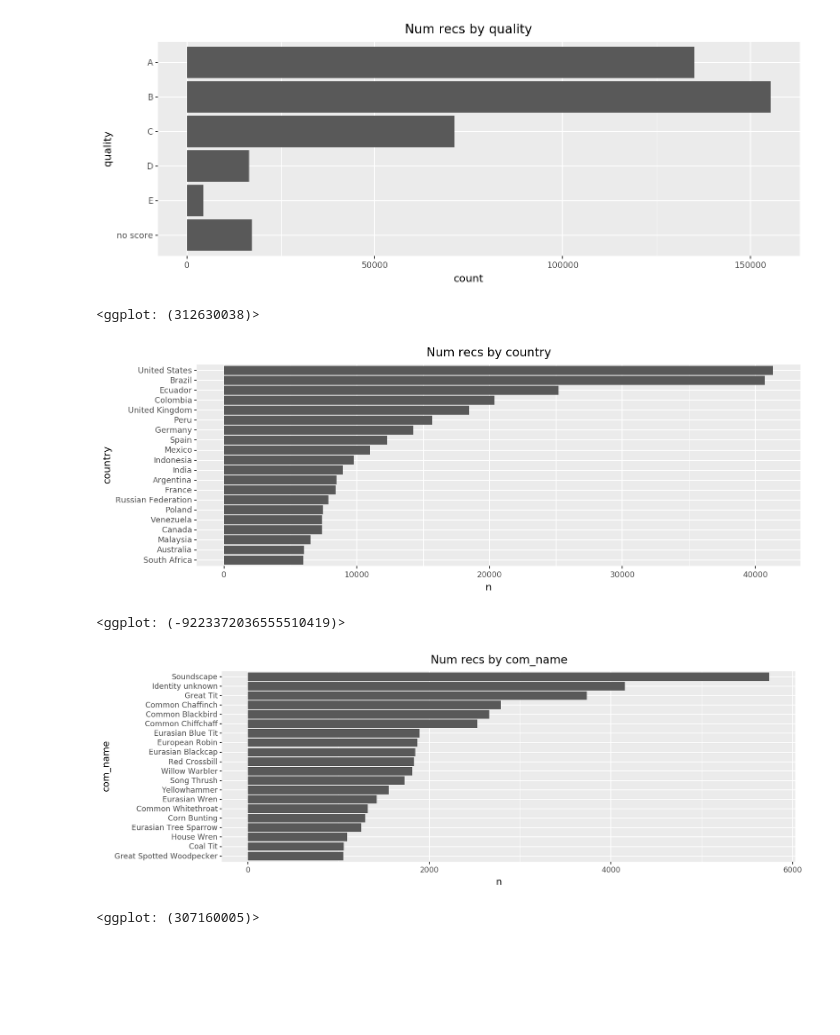
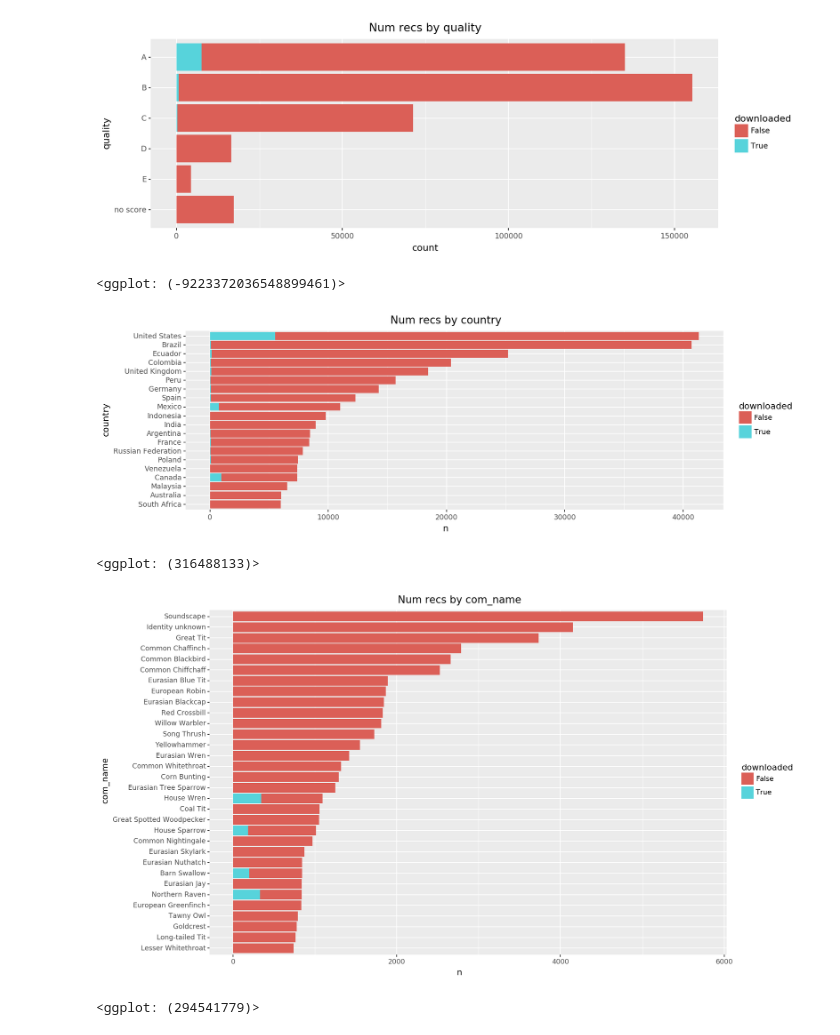
Before and after one commit to jdanbrown/birdgram, a Jupyter notebook: features/notebooks/20180530_dataset_xc.ipynb, the cells around one changed output. Cells and saved outputs as stored; diff of their text form; code cells hidden in the pictures; blank space fills up the shorter version.

```diff
--- a/features/notebooks/20180530_dataset_xc.ipynb
+++ b/features/notebooks/20180530_dataset_xc.ipynb
@@ -28,42 +48,44 @@ bin_f = lambda x: (x // bin_size) * bin_size
 # %%
 (xc.metadata
     .pipe(df_reverse_cat, 'quality')
-    .pipe(ggplot, aes(x='quality'))
+    .pipe(ggplot, aes(x='quality', fill='downloaded'))
     + geom_bar()
     + coord_flip()
     + ggtitle('Num recs by quality')
 )
 # %% [output]
-[figure, old version]
+[figure, new version]
-<ggplot: (312630038)>
+<ggplot: (-9223372036548899461)>
 # %%
 (xc.metadata
-    .assign(n=1).groupby(['country'])['n'].count().reset_index()
-    .pipe(df_ordered_cat, country=lambda df: df.sort_values('n').country)
-    .sort_values('country')[-20:]
-    .pipe(ggplot, aes(x='country', y='n'))
+    .assign(n=1).groupby(['country', 'downloaded'])['n'].sum().reset_index()
+    .pipe(df_ordered_cat, country=lambda df: df.groupby('country')['n'].sum().reset_index().sort_values('n').country.unique())
+    .sort_values('country')[-int(20 * 2):]  # Inflate for downloaded=(True|False)
+    .pipe(df_remove_unused_categories)
+    .pipe(ggplot, aes(x='country', y='n', fill='downloaded'))
     + geom_bar(stat='identity')
     + coord_flip()
     + theme_figsize('inline_short')
     + ggtitle('Num recs by country')
 )
 # %% [output]
-[figure, old version]
+[figure, new version]
-<ggplot: (-9223372036555510419)>
+<ggplot: (316488133)>
 # %%
 (xc.metadata
-    .assign(n=1).groupby(['com_name'])['n'].count().reset_index()
-    .pipe(df_ordered_cat, com_name=lambda df: df.sort_values('n').com_name.unique())
-    .sort_values('com_name')[-20:]
-    .pipe(ggplot, aes(x='com_name', y='n'))
+    .assign(n=1).groupby(['com_name', 'downloaded'])['n'].sum().reset_index()
+    .pipe(df_ordered_cat, com_name=lambda df: df.groupby('com_name')['n'].sum().reset_index().sort_values('n').com_name.unique())
+    .sort_values('com_name')[-int(30 * 1.2):]  # Inflate for downloaded=(True|False)
+    .pipe(df_remove_unused_categories)
+    .pipe(ggplot, aes(x='com_name', y='n', fill='downloaded'))
     + geom_bar(stat='identity')
     + coord_flip()
-    + theme_figsize('inline_short')
+    + theme_figsize('inline')
     + ggtitle('Num recs by com_name')
 )
 # %% [output]
-[figure, old version]
+[figure, new version]
-<ggplot: (307160005)>
+<ggplot: (294541779)>
 # %%
 (xc.metadata
     [lambda df: df.country == 'United States']
```
Also changed, not shown: parts of 8 cells of this notebook, 5 other files.
